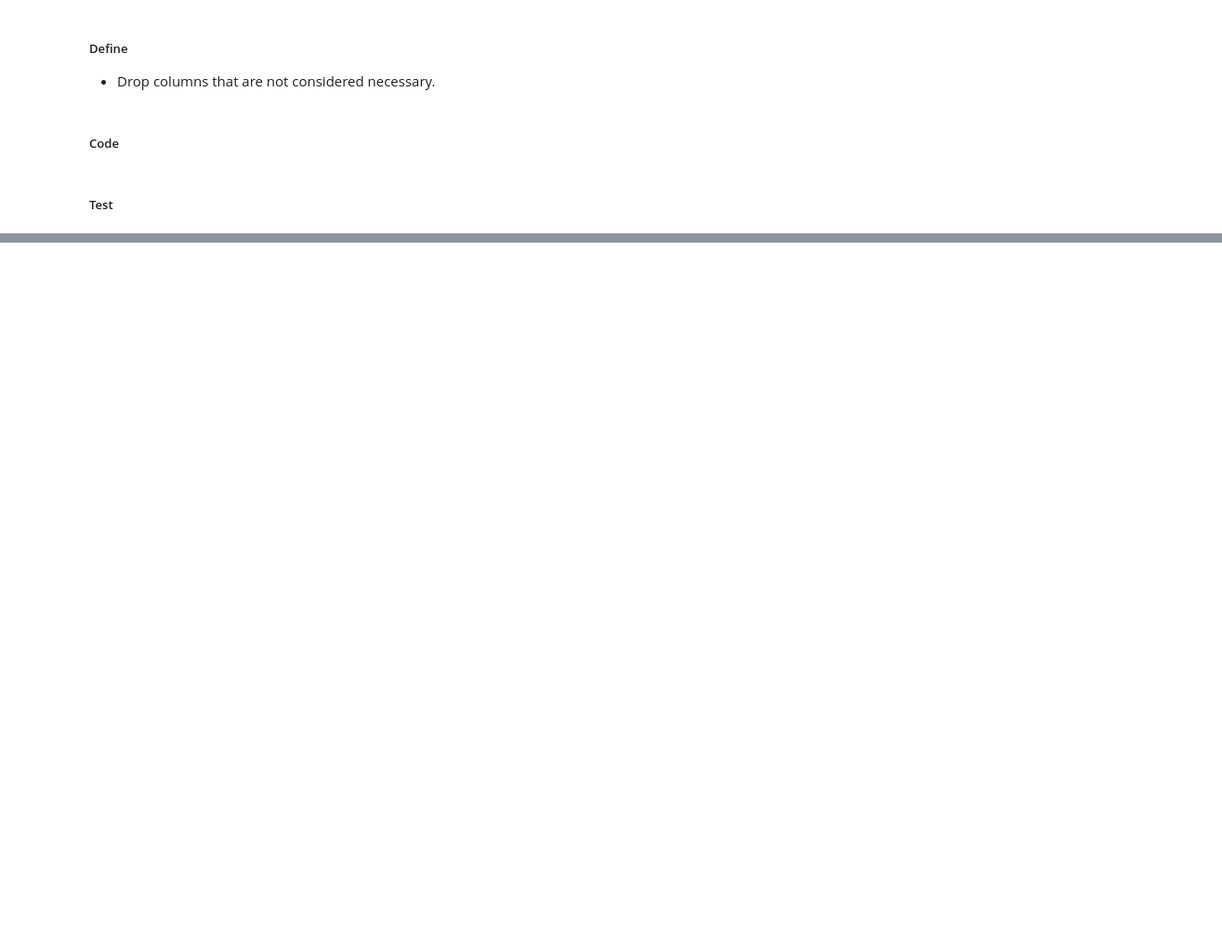
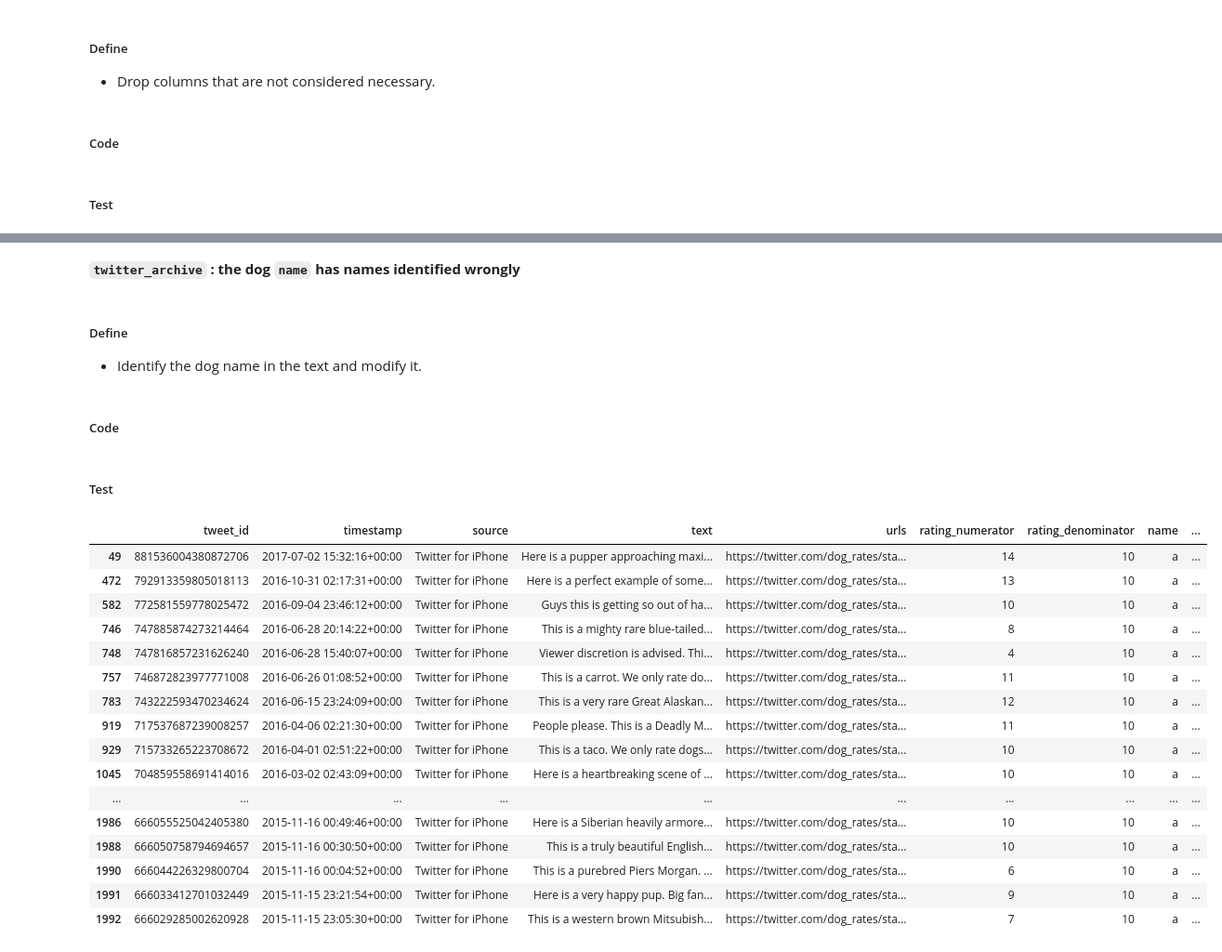
Before and after one commit to dsllt/Udacity_DA_P4, a Jupyter notebook: wrangle_act.ipynb, the cells around one changed output, grey strips where cells are left out. Shown at 93% size. Drawn from its saved outputs; the diff is of its cells as text; code cells hidden in the pictures; blank space fills up the shorter version.

```diff
--- a/wrangle_act.ipynb
+++ b/wrangle_act.ipynb
@@ -785,0 +871,2 @@ list(twitter_archive_clean)
+# %%
+twitter_archive_clean.source = twitter_archive_clean.source.str.extract(r'>(.*)<')
@@ -785,0 +884,41 @@ list(twitter_archive_clean)
+# %% [markdown]
+**`twitter_archive` : the dog `name` has names identified wrongly**
+# %% [markdown]
+##### Define
+* Identify the dog name in the text and modify it.
+# %% [markdown]
+##### Code
+# %%
+# Check names that had a as an entry
+names = twitter_archive_clean[twitter_archive_clean.name == 'a'].text.str.extract(r'named? ([A-Z][a-z]*)').replace(np.nan,'a')
+twitter_archive_clean.loc[twitter_archive_clean.name == 'a', 'name'] = names[0]
+# %%
+# Check names that had NaN as an entry and were preceeded by named
+names = twitter_archive_clean[twitter_archive_clean.name.isnull()].text.str.extract(r'named? ([A-Z][a-z]*)')
+twitter_archive_clean.loc[twitter_archive_clean.name.isna(), 'name'] = names[0]
+# %%
+# Check names that had NaN as an entry and were preceeded by is
+names = twitter_archive_clean[twitter_archive_clean.name.isnull()].text.str.extract(r' is? ([A-Z][a-z]* ?[A-Z]?[a-z]*? ?[A-Z]?[a-z]*?)')
+twitter_archive_clean.loc[twitter_archive_clean.name.isna(), 'name'] = names[0]
+# %% [markdown]
+##### Test
+# %%
+twitter_archive_clean.loc[twitter_archive_clean.name == 'a']
+# %% [output]
+|  | tweet_id | timestamp | source | text | urls | rating_numerator | rating_denominator | name | ... |
+| 49 | 881536004380872706 | 2017-07-02 15:32:16+00:00 | Twitter for iPhone | Here is a pupper approaching maxi... | https://twitter.com/dog_rates/sta... | 14 | 10 | a | ... |
+| 472 | 792913359805018113 | 2016-10-31 02:17:31+00:00 | Twitter for iPhone | Here is a perfect example of some... | https://twitter.com/dog_rates/sta... | 13 | 10 | a | ... |
+| 582 | 772581559778025472 | 2016-09-04 23:46:12+00:00 | Twitter for iPhone | Guys this is getting so out of ha... | https://twitter.com/dog_rates/sta... | 10 | 10 | a | ... |
+| 746 | 747885874273214464 | 2016-06-28 20:14:22+00:00 | Twitter for iPhone | This is a mighty rare blue-tailed... | https://twitter.com/dog_rates/sta... | 8 | 10 | a | ... |
+| 748 | 747816857231626240 | 2016-06-28 15:40:07+00:00 | Twitter for iPhone | Viewer discretion is advised. Thi... | https://twitter.com/dog_rates/sta... | 4 | 10 | a | ... |
+| 757 | 746872823977771008 | 2016-06-26 01:08:52+00:00 | Twitter for iPhone | This is a carrot. We only rate do... | https://twitter.com/dog_rates/sta... | 11 | 10 | a | ... |
+| 783 | 743222593470234624 | 2016-06-15 23:24:09+00:00 | Twitter for iPhone | This is a very rare Great Alaskan... | https://twitter.com/dog_rates/sta... | 12 | 10 | a | ... |
+| 919 | 717537687239008257 | 2016-04-06 02:21:30+00:00 | Twitter for iPhone | People please. This is a Deadly M... | https://twitter.com/dog_rates/sta... | 11 | 10 | a | ... |
+| 929 | 715733265223708672 | 2016-04-01 02:51:22+00:00 | Twitter for iPhone | This is a taco. We only rate dogs... | https://twitter.com/dog_rates/sta... | 10 | 10 | a | ... |
+| 1045 | 704859558691414016 | 2016-03-02 02:43:09+00:00 | Twitter for iPhone | Here is a heartbreaking scene of ... | https://twitter.com/dog_rates/sta... | 10 | 10 | a | ... |
+| ... | ... | ... | ... | ... | ... | ... | ... | ... | ... |
+| 1986 | 666055525042405380 | 2015-11-16 00:49:46+00:00 | Twitter for iPhone | Here is a Siberian heavily armore... | https://twitter.com/dog_rates/sta... | 10 | 10 | a | ... |
+| 1988 | 666050758794694657 | 2015-11-16 00:30:50+00:00 | Twitter for iPhone | This is a truly beautiful English... | https://twitter.com/dog_rates/sta... | 10 | 10 | a | ... |
+| 1990 | 666044226329800704 | 2015-11-16 00:04:52+00:00 | Twitter for iPhone | This is a purebred Piers Morgan. ... | https://twitter.com/dog_rates/sta... | 6 | 10 | a | ... |
+| 1991 | 666033412701032449 | 2015-11-15 23:21:54+00:00 | Twitter for iPhone | Here is a very happy pup. Big fan... | https://twitter.com/dog_rates/sta... | 9 | 10 | a | ... |
+| 1992 | 666029285002620928 | 2015-11-15 23:05:30+00:00 | Twitter for iPhone | This is a western brown Mitsubish... | https://twitter.com/dog_rates/sta... | 7 | 10 | a | ... |
```
Also changed, not shown: parts of 102 cells of this notebook.
